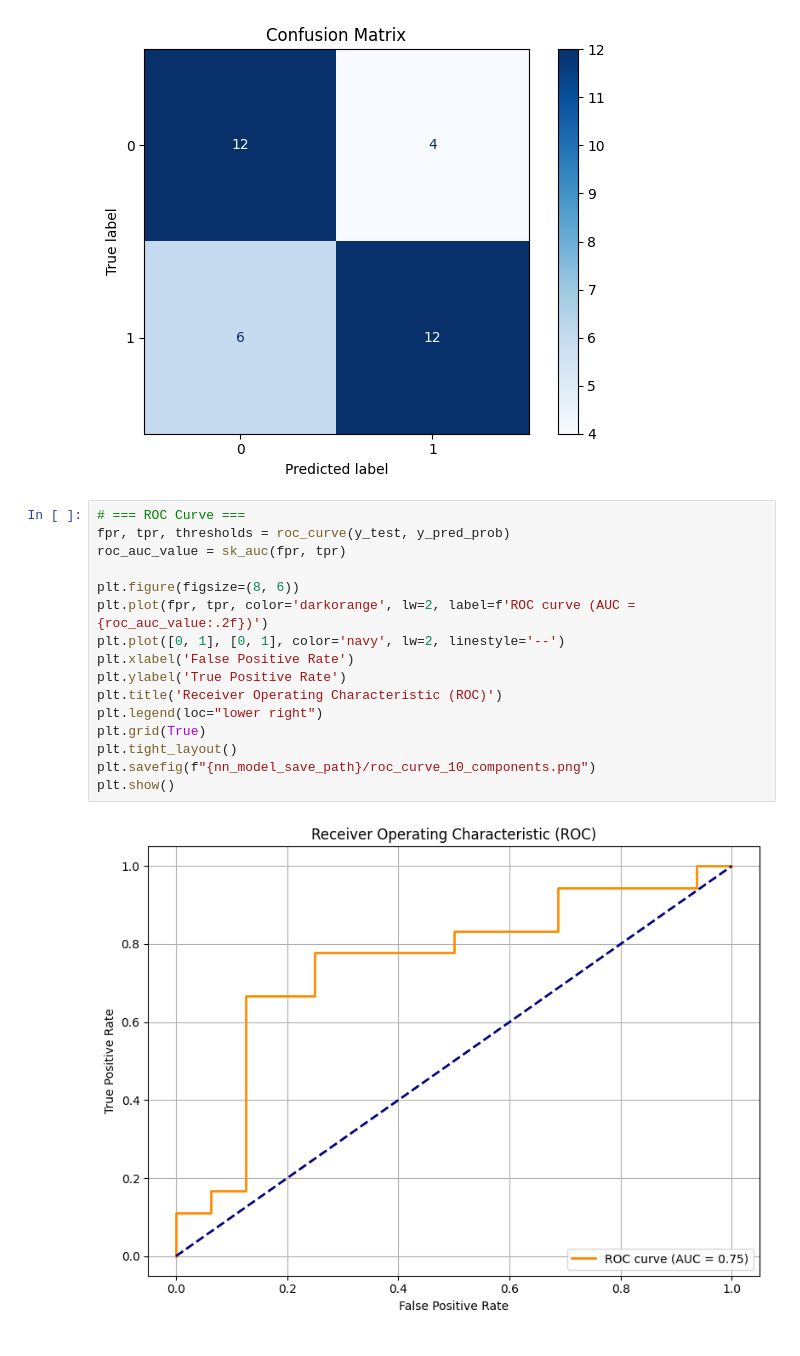
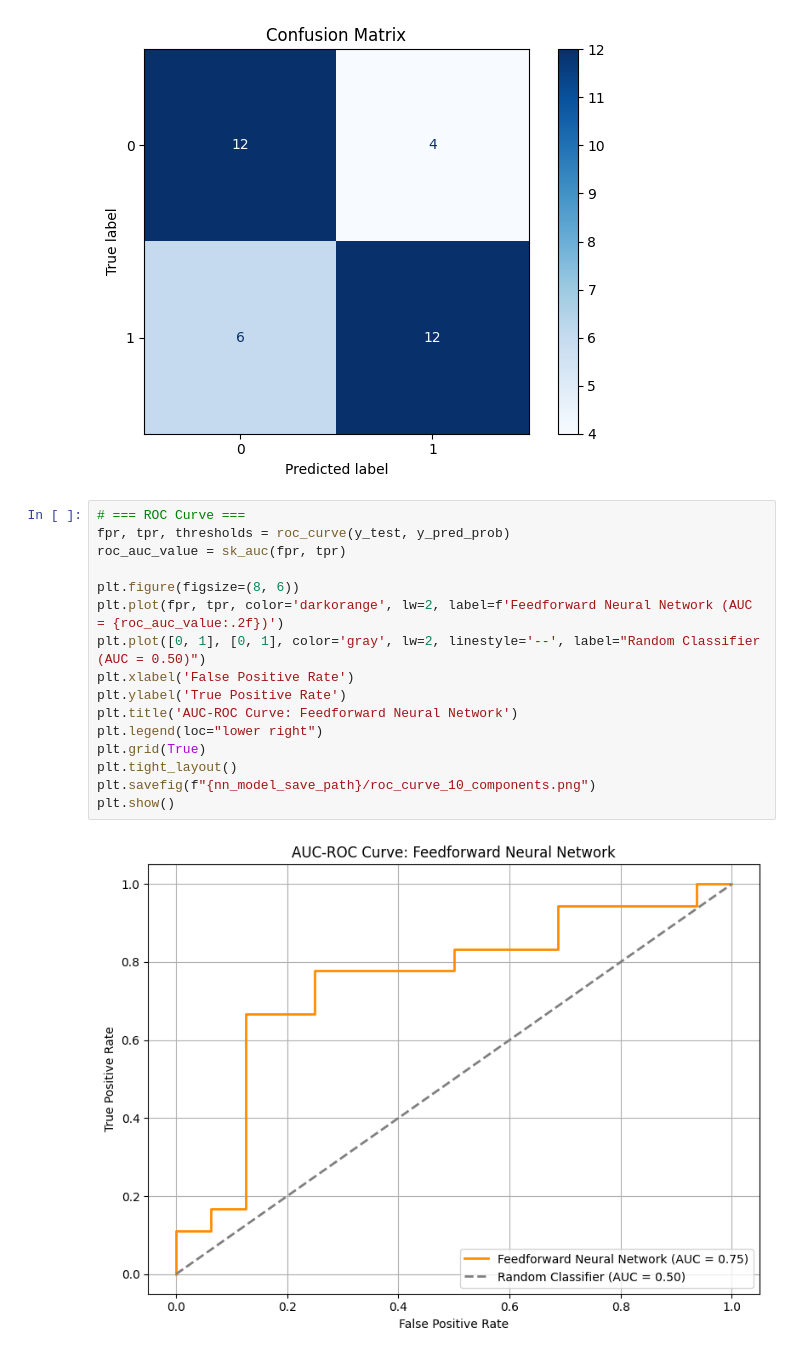
Before and after one commit to sahn1998/EarningsTranscripts-NLP, a Jupyter notebook: notebooks/Supervised/supervised_processing_10_components.ipynb, the cells around one changed output. Saved outputs shown, nothing was run; the diff lists cells and outputs as text.

```diff
--- a/notebooks/Supervised/supervised_processing_10_components.ipynb
+++ b/notebooks/Supervised/supervised_processing_10_components.ipynb
@@ -537,18 +537,18 @@ AUC-ROC: 0.75
 # %%
 # === ROC Curve ===
 fpr, tpr, thresholds = roc_curve(y_test, y_pred_prob)
 roc_auc_value = sk_auc(fpr, tpr)
 
 plt.figure(figsize=(8, 6))
-plt.plot(fpr, tpr, color='darkorange', lw=2, label=f'ROC curve (AUC = {roc_auc_value:.2f})')
-plt.plot([0, 1], [0, 1], color='navy', lw=2, linestyle='--')
+plt.plot(fpr, tpr, color='darkorange', lw=2, label=f'Feedforward Neural Network (AUC = {roc_auc_value:.2f})')
+plt.plot([0, 1], [0, 1], color='gray', lw=2, linestyle='--', label="Random Classifier (AUC = 0.50)")
 plt.xlabel('False Positive Rate')
 plt.ylabel('True Positive Rate')
-plt.title('Receiver Operating Characteristic (ROC)')
+plt.title('AUC-ROC Curve: Feedforward Neural Network')
 plt.legend(loc="lower right")
 plt.grid(True)
 plt.tight_layout()
 plt.savefig(f"{nn_model_save_path}/roc_curve_10_components.png")
 plt.show()
 # %% [output]
-[figure, old version]
+[figure, new version]
```
Also changed, not shown: parts of 1 cell of this notebook, 1 other file.
